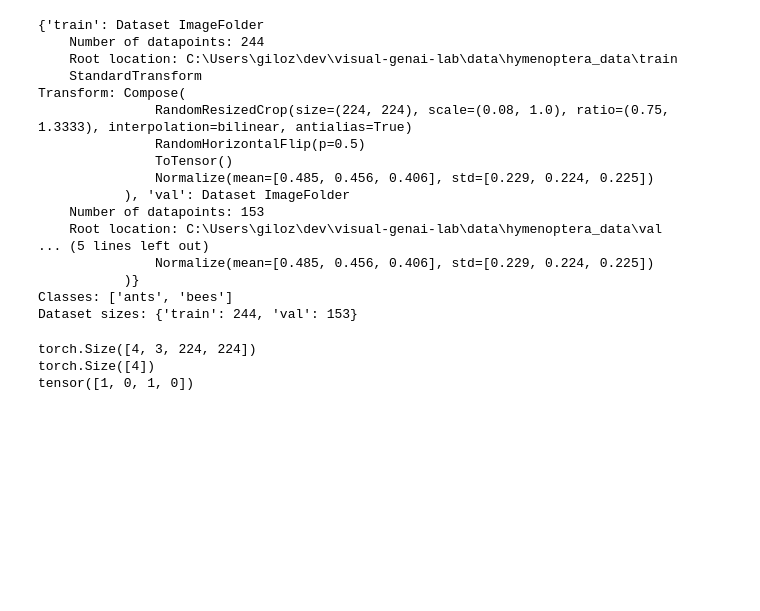
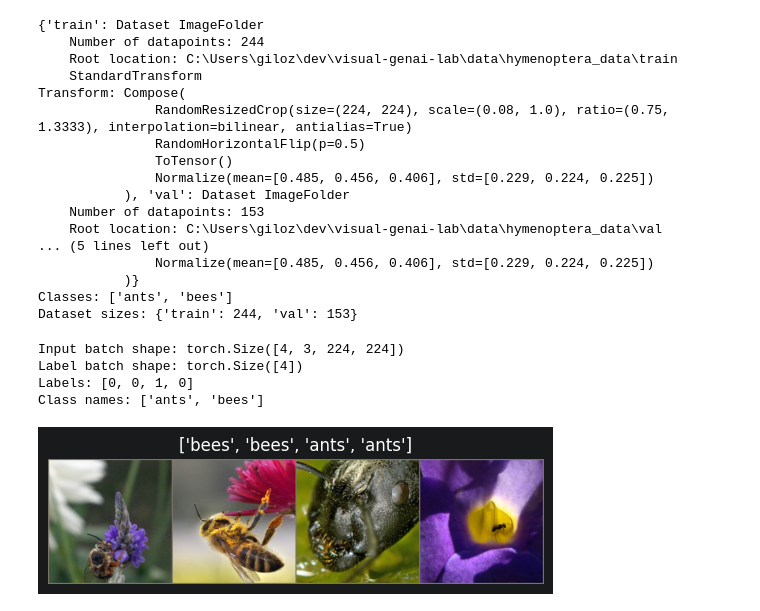
Before and after one commit to majorgilles/visual-genai-lab-curriculum, a Jupyter notebook: notebooks/02_frozen_vgg_classifier.ipynb, the cells around one changed output. Cells and saved outputs as stored; diff of their text form; code cells hidden in the pictures; blank space fills up the shorter version.

Commit message:
feat: images

```diff
--- a/notebooks/02_frozen_vgg_classifier.ipynb
+++ b/notebooks/02_frozen_vgg_classifier.ipynb
@@ -186,10 +186,39 @@ Dataset sizes: {'train': 244, 'val': 153}
 # %%
 inputs, labels = next(iter(dataloaders["train"]))
 
-print(inputs.shape)
-print(labels.shape)
-print(labels)
+print(f"Input batch shape: {inputs.shape}")
+print(f"Label batch shape: {labels.shape}")
+print(f"Labels: {labels.tolist()}")
+print(f"Class names: {class_names}")
 # %% [output]
-torch.Size([4, 3, 224, 224])
-torch.Size([4])
-tensor([1, 0, 1, 0])
+Input batch shape: torch.Size([4, 3, 224, 224])
+Label batch shape: torch.Size([4])
+Labels: [0, 0, 1, 0]
+Class names: ['ants', 'bees']
+# %%
+import matplotlib.pyplot as plt
+import numpy as np
+import torchvision
+
+
+def imshow(inp: torch.Tensor, title: list[str] | None = None) -> None:
+    """Show a normalized image tensor as a regular image."""
+    image = inp.numpy().transpose((1, 2, 0))
+
+    mean = np.array([0.485, 0.456, 0.406])
+    std = np.array([0.229, 0.224, 0.225])
+    image = std * image + mean
+    image = np.clip(image, 0, 1)
+
+    plt.imshow(image)
+    if title is not None:
+        plt.title(title)
+    plt.axis("off")
+
+
+inputs, labels = next(iter(dataloaders["train"]))
+grid = torchvision.utils.make_grid(inputs)
+
+imshow(grid, title=[class_names[label] for label in labels])
+# %% [output]
+[figure, added]
```
